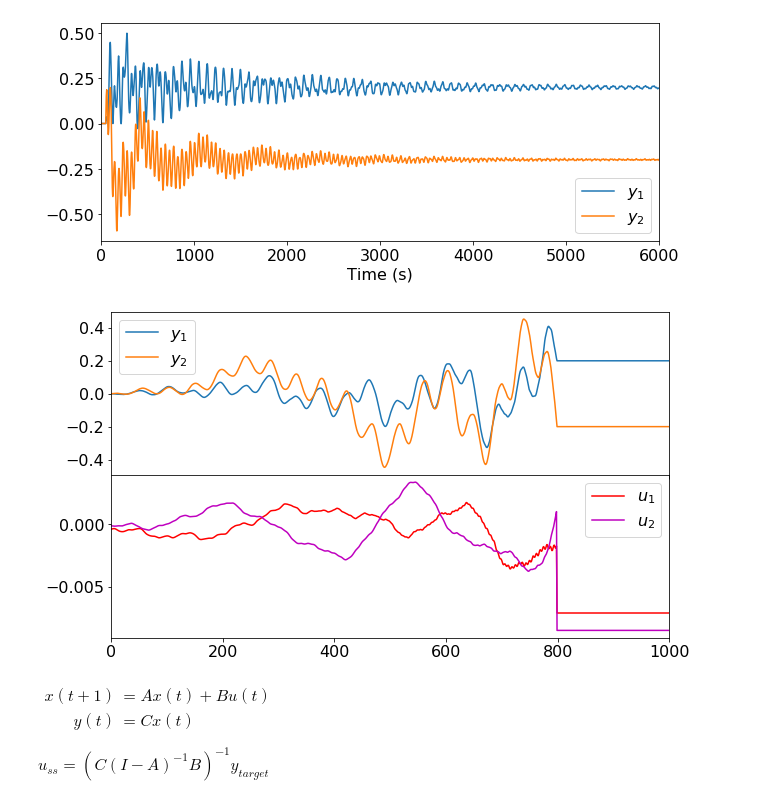
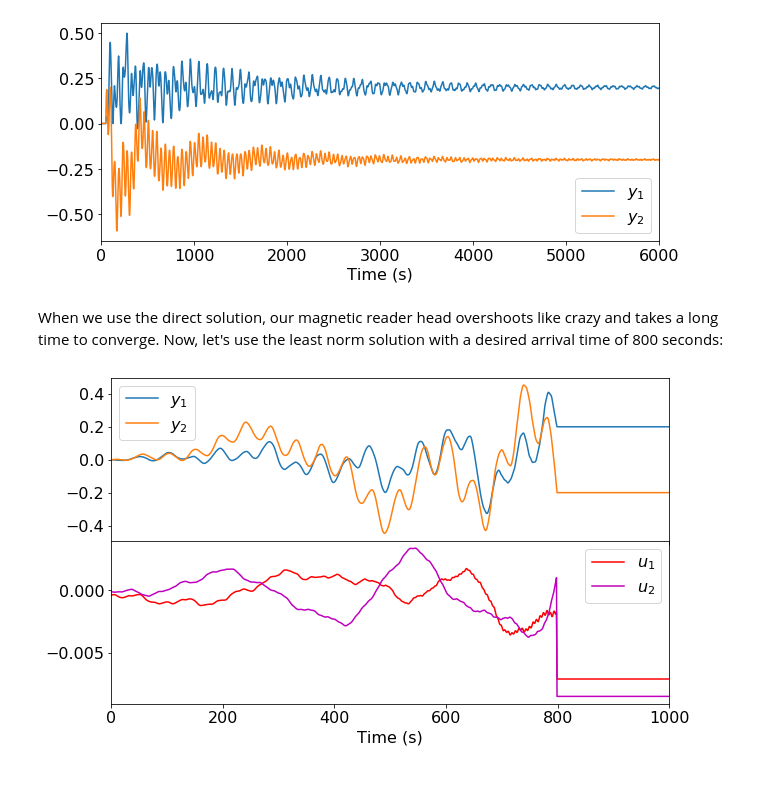
Before and after one commit to plandrem/PyData-2019, a Jupyter notebook: Ch 4 - Least Squares and Least Norm.ipynb, the cells around one changed output. Saved outputs shown, nothing was run; the diff lists cells and outputs as text; code cells hidden in the pictures.

```diff
--- a/Ch 4 - Least Squares and Least Norm.ipynb
+++ b/Ch 4 - Least Squares and Least Norm.ipynb
@@ -38 +124,5 @@ A, B, C = get_least_norm_matrices()
+# %%
+# Get Linear Dynamic System matrices.
+# N is the number of dimensions
+A, B, C, N = get_least_norm_matrices()
 # %%
@@ -65,6 +155,8 @@ plt.legend(['$y_1$', '$y_2$'])
 plt.show()
 # %% [output]
 [figure]
+# %% [markdown]
+When we use the direct solution, our magnetic reader head overshoots like crazy and takes a long time to converge. Now, let's use the least norm solution with a desired arrival time of 800 seconds:
 # %%
 T = 1000  # Total simulation time
 To = 800  # Time to reach target
@@ -79,37 +171,29 @@ u_opt[1, :To-1] = temp[1::2].reshape(1, -1)
 # %%
 x = np.zeros(N).reshape(-1, 1)
 ys = [C @ x]
 
 for t in np.arange(T):
     u = u_opt[:, t].reshape(-1, 1)
 
     x = A @ x + B @ u
     ys.append(C @ x)
 
 ys = np.array(ys)
 
 fig, (y_ax, u_ax) = plt.subplots(2, sharex=True, figsize=(10, 6))
 plt.subplots_adjust(hspace=0)
 
 plt.sca(y_ax)
 plt.plot(ys[:, :, 0])
 plt.legend(['$y_1$', '$y_2$'])
 
 plt.sca(u_ax)
 plt.plot(u_opt[0, :].T, color='r')
 plt.plot(u_opt[1, :].T, color='m')
 plt.legend(['$u_1$', '$u_2$'])
 
 plt.xlim(0, T)
+plt.xlabel('Time (s)')
 plt.show()
 # %% [output]
-[figure, old version]
+[figure, new version]
-# %% [markdown]
-$
-\begin{align*}
-x(t+1) &= Ax(t) + Bu(t) \\
-y(t) &= Cx(t)
-\end{align*}
-$
-
-$u_{ss}=(C(I-A)^{-1}B)^{-1}y_{target}$
```
Also changed, not shown: parts of 12 cells of this notebook, 4 other files.
